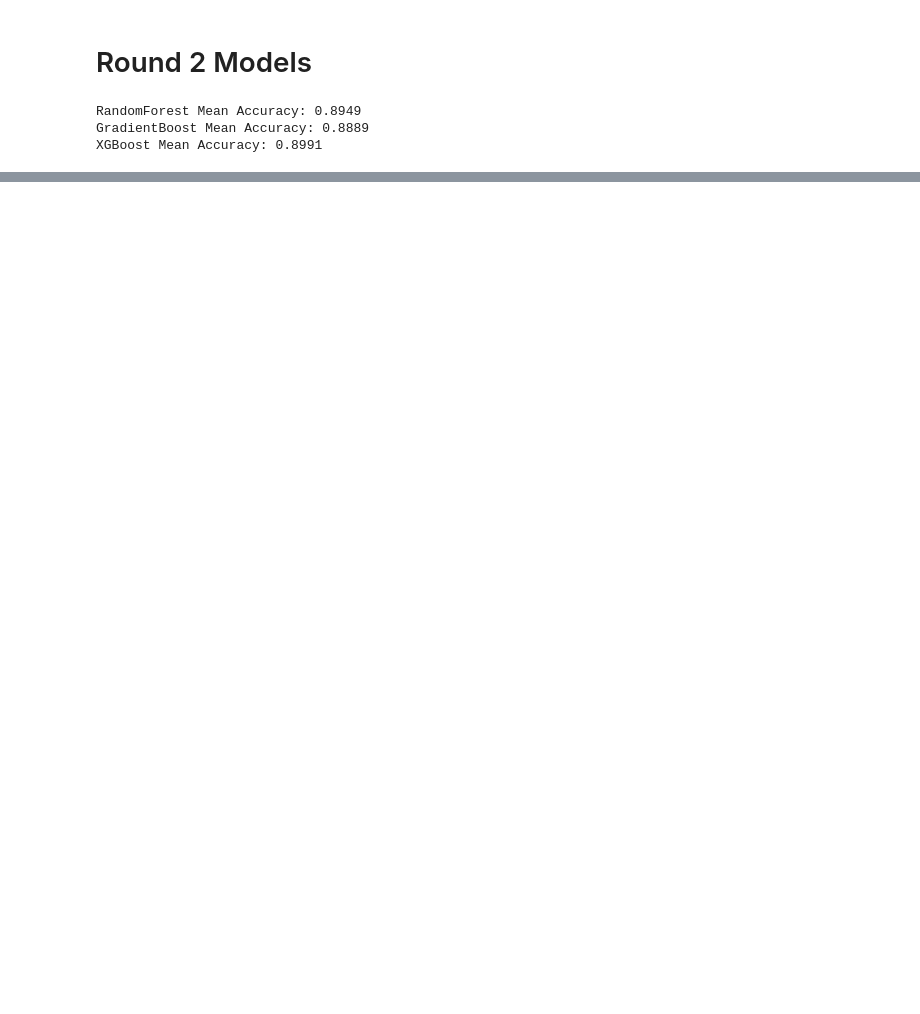
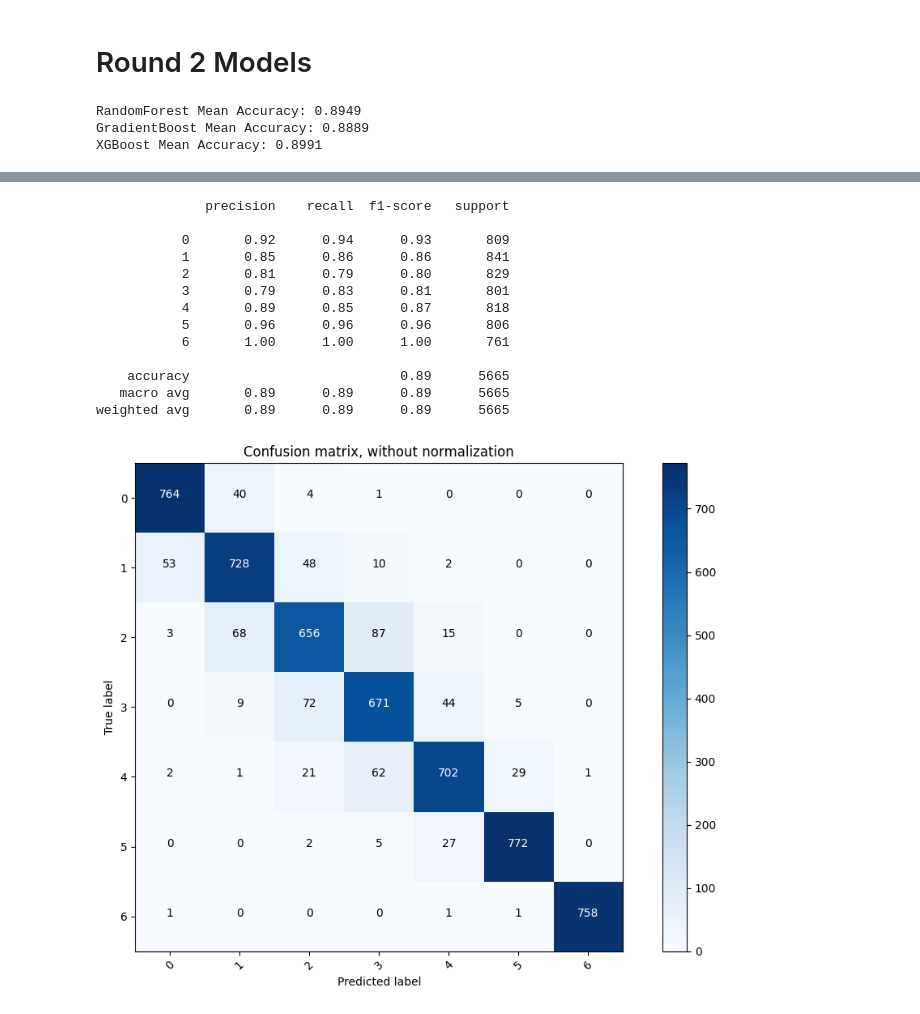
Before and after one commit to Swelem/obesity_risk, a Jupyter notebook: BeforeCHANGE.ipynb, the cells around one changed output, grey strips where cells are left out. Cells and saved outputs as stored; diff of their text form; code cells hidden in the pictures; blank space fills up the shorter version.

```diff
--- a/BeforeCHANGE.ipynb
+++ b/BeforeCHANGE.ipynb
@@ -697,0 +654,38 @@ XGBoost Accuracy: 0.8983
+# %%
+from sklearn.ensemble import GradientBoostingClassifier
+
+best_params = {
+    'n_estimators': 100,  # Change according to your choice
+    'learning_rate': 0.1,  # Change according to your choice
+    'subsample': 1.0,  # Change according to your choice
+    'min_samples_split': 2,  # Change according to your choice
+    'min_samples_leaf': 1,  # Change according to your choice
+    'max_depth': 3,  # Change according to your choice
+    'max_features': None,  # Change according to your choice
+}
+
+gradient_boost = GradientBoostingClassifier(**best_params)
+gradient_boost.fit(X_train, y_train)
+
+y_pred = gradient_boost.predict(X_test)
+print(classification_report(y_test, y_pred))
+
+# Plot confusion matrix
+plt.figure(figsize=(10, 7))
+plot_confusion_matrix(cm, classes=gradient_boost.classes_)
+plt.show()
+# %% [output]
+              precision    recall  f1-score   support
+
+           0       0.92      0.94      0.93       809
+           1       0.85      0.86      0.86       841
+           2       0.81      0.79      0.80       829
+           3       0.79      0.83      0.81       801
+           4       0.89      0.85      0.87       818
+           5       0.96      0.96      0.96       806
+           6       1.00      1.00      1.00       761
+
+    accuracy                           0.89      5665
+   macro avg       0.89      0.89      0.89      5665
+weighted avg       0.89      0.89      0.89      5665
+[figure, added]
```
Also changed, not shown: parts of 16 cells of this notebook.
